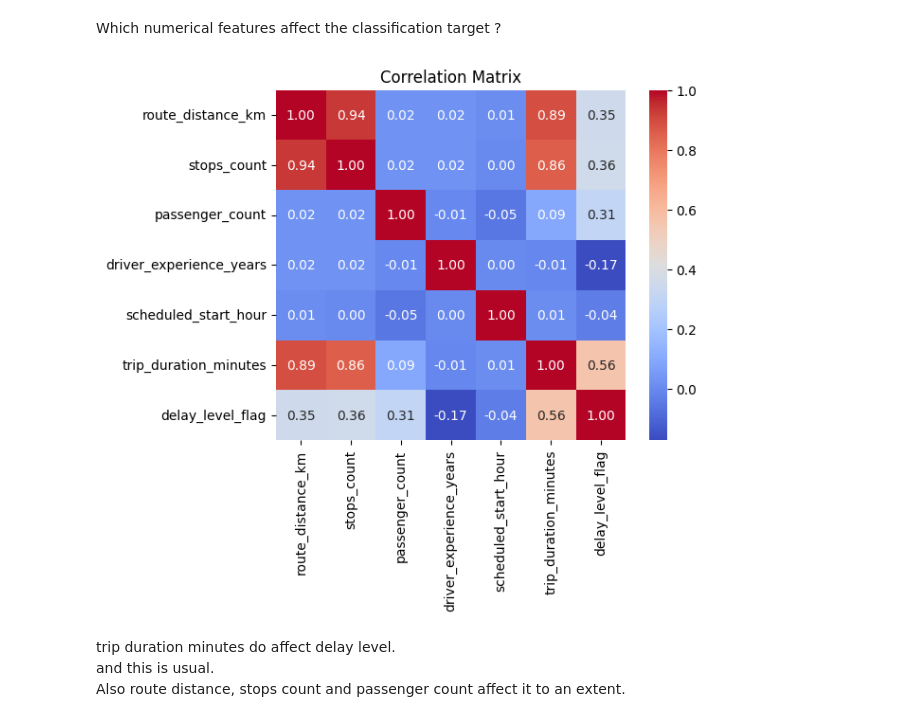
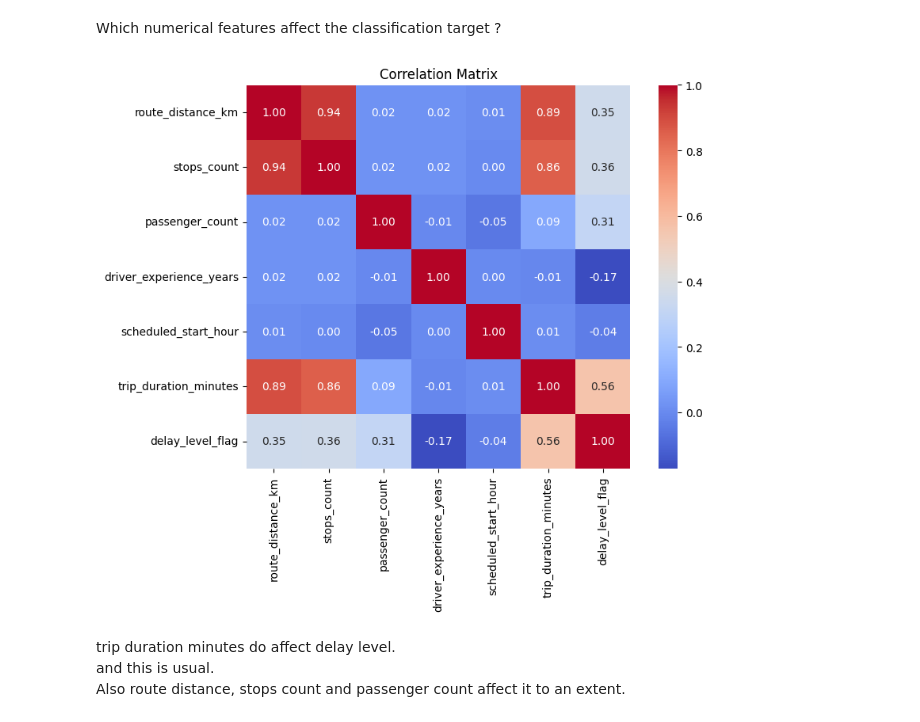
Before and after one commit to BinEmad7/deci_project-L4_term2, a Jupyter notebook: working_file.ipynb, the cells around one changed output. Saved outputs shown, nothing was run; the diff lists cells and outputs as text; code cells hidden in the pictures.

```diff
--- a/working_file.ipynb
+++ b/working_file.ipynb
@@ -154,11 +158,15 @@ df['delay_level_flag'] = df['delay_level'].map({
 })
 # %%
 numeric_for_correlation = df.select_dtypes(include=['number']).corr()
+
+plt.figure(figsize=(9, 7))
+
 sns.heatmap(numeric_for_correlation, annot=True, fmt='.2f', square=True, cmap='coolwarm')
+plt.tight_layout()
 plt.title('Correlation Matrix')
 plt.show()
 # %% [output]
-[figure, old version]
+[figure, new version]
 # %% [markdown]
 trip duration minutes do affect delay level. <br>
 and this is usual. <br>
```
Also changed, not shown: parts of 7 cells of this notebook.
